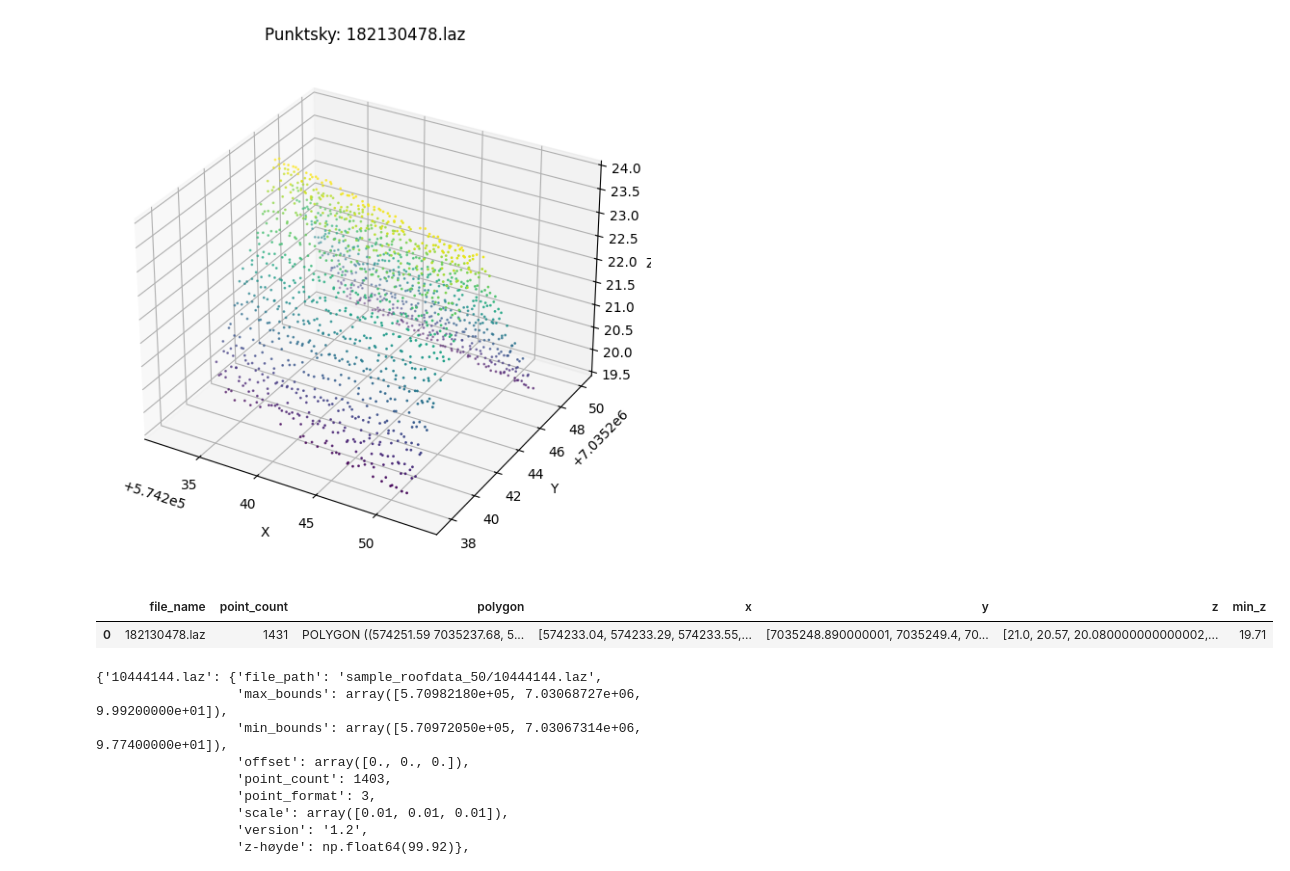
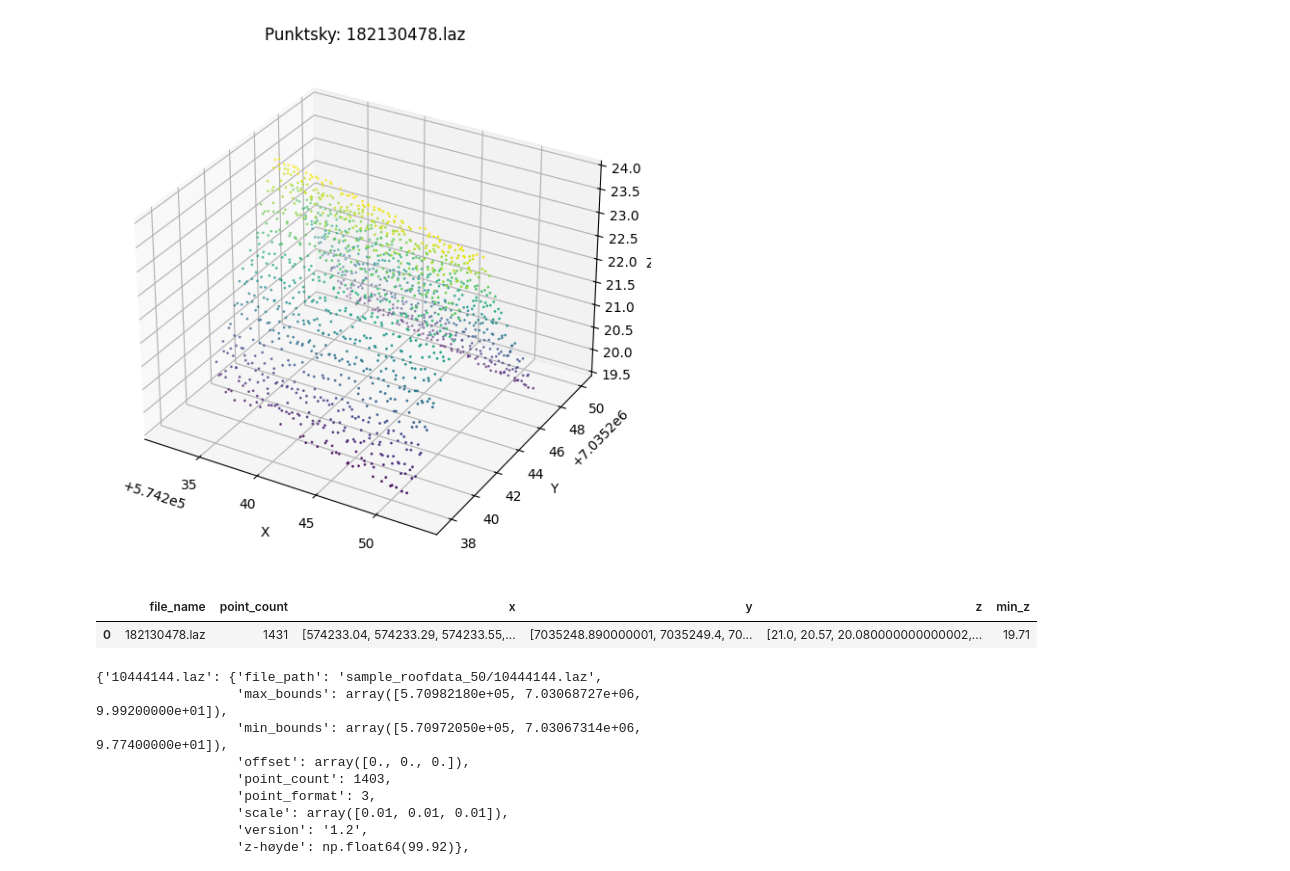
Before and after one commit to Ingridtr/TBA4251-Programmering-i-geomatikk, a Jupyter notebook: main.ipynb, the cells around one changed output. Saved outputs shown, nothing was run; the diff lists cells and outputs as text; code cells hidden in the pictures.

Commit message:
ta vekk feil polygonutregning, og legge til min-z

```diff
--- a/main.ipynb
+++ b/main.ipynb
@@ -41,46 +41,36 @@ for roof in os.listdir(folder):
             x = las_data.x
             y = las_data.y
             z = las_data.z
 
-            coords_2d = np.column_stack((x, y))
-
-            # Beregn konveks skrog (convex hull) for å danne takets kontur
-            if len(coords_2d) > 2:
-                hull = ConvexHull(coords_2d)
-                polygon = Polygon(coords_2d[hull.vertices])
-            else:
-                polygon = None
-
             roofs_data.append({
                 "file_name": roof,
                 "point_count": point_count,
-                "polygon": polygon,
                 "x": x,
                 "y": y,
                 "z": z,
                 "min_z": np.min(z),
 
             })
 
 
 
         fig = plt.figure(figsize=(10, 7))
         ax = fig.add_subplot(111, projection='3d')
         ax.scatter(x, y, z, s=1, c=z, cmap='viridis')  # s=1 betyr små punkter, c=z farger punktene basert på høyde
         ax.set_title(f"Punktsky: {roof}")
         ax.set_xlabel("X")
         ax.set_ylabel("Y")
         ax.set_zlabel("Z")
         plt.show()
         break #hvis du vil se alle 50 takene, fjern denne
 
-df = gpd.GeoDataFrame(roofs_data, geometry="polygon")
+df = gpd.GeoDataFrame(roofs_data)
 
 df
 # %% [output]
 [figure]
-|  | file_name | point_count | polygon | x | y | z | min_z |
-| 0 | 182130478.laz | 1431 | POLYGON ((574251.59 7035237.68, 5... | [574233.04, 574233.29, 574233.55,... | [7035248.890000001, 7035249.4, 70... | [21.0, 20.57, 20.080000000000002,... | 19.71 |
+|  | file_name | point_count | x | y | z | min_z |
+| 0 | 182130478.laz | 1431 | [574233.04, 574233.29, 574233.55,... | [7035248.890000001, 7035249.4, 70... | [21.0, 20.57, 20.080000000000002,... | 19.71 |
 # %%
 ##kjapt generert for mer info
 
```
